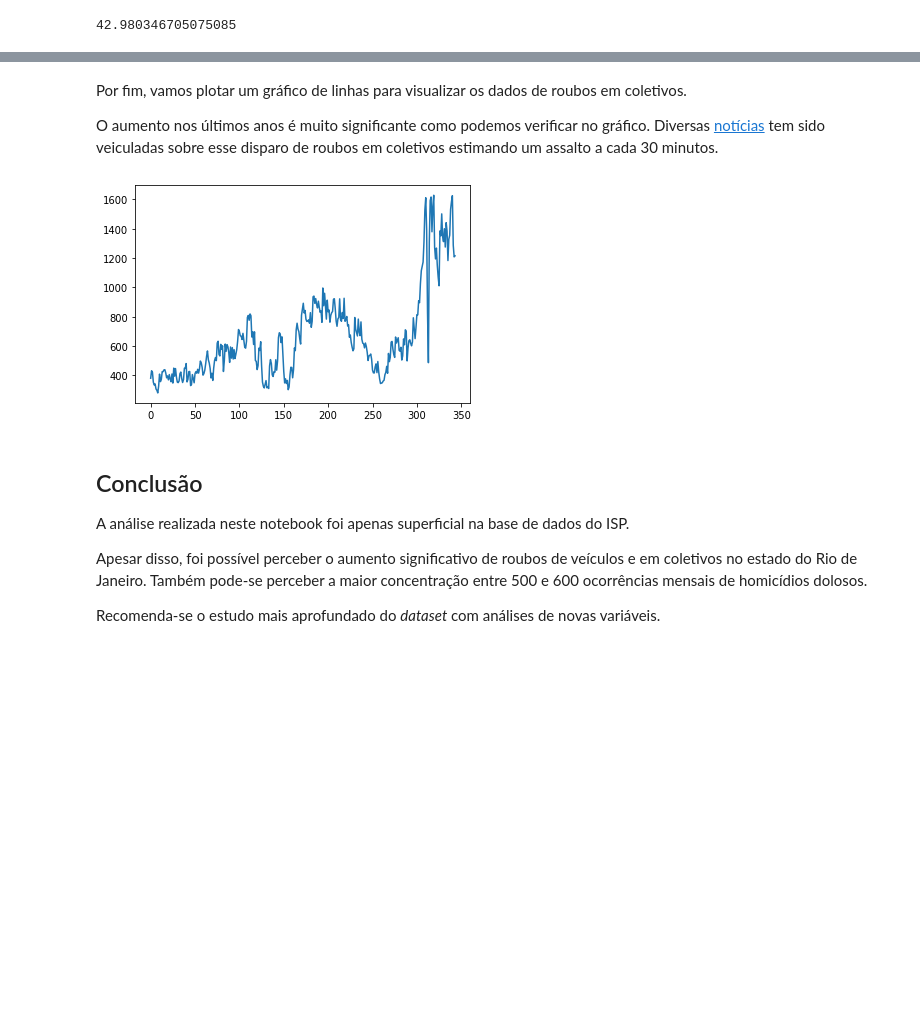
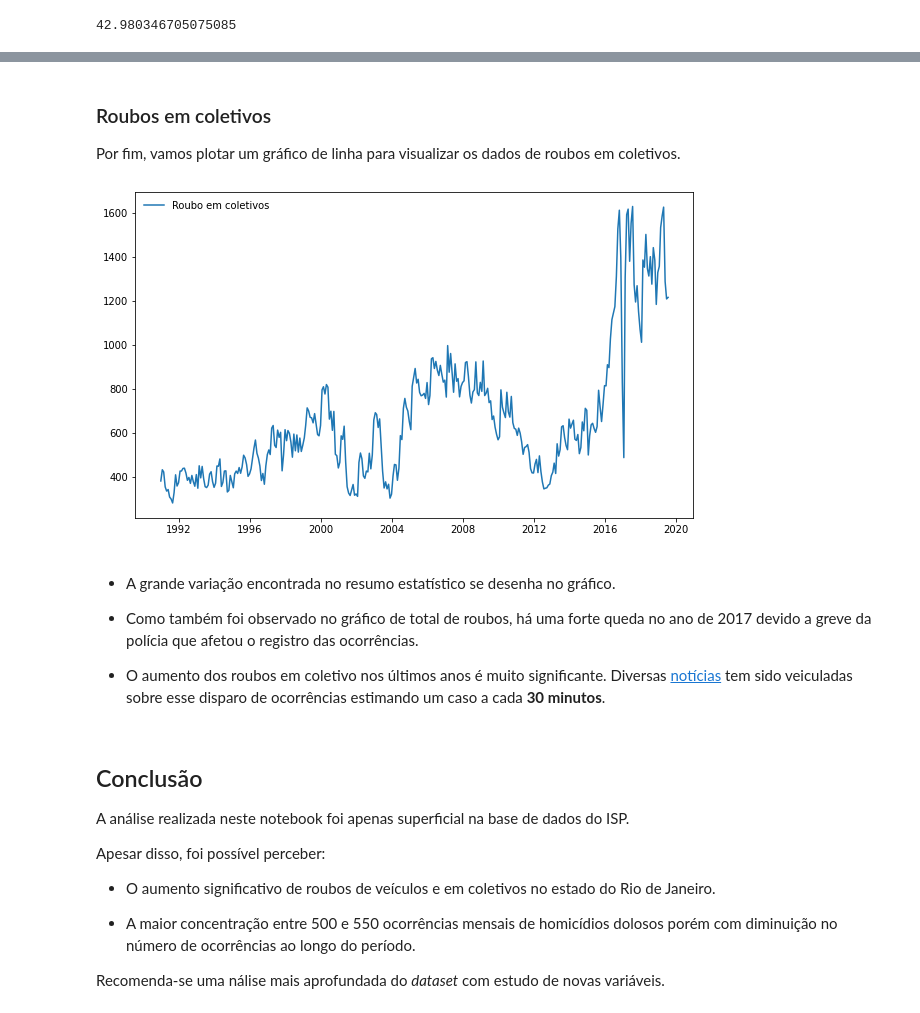
Before and after one commit to brunnadeandrade/data_science, a Jupyter notebook: Analisando_a_Violência_no_Rio_de_Janeiro.ipynb, the cells around one changed output, grey strips where cells are left out. Cells and saved outputs as stored; diff of their text form; code cells hidden in the pictures; blank space fills up the shorter version.

```diff
--- a/Analisando_a_Violência_no_Rio_de_Janeiro.ipynb
+++ b/Analisando_a_Violência_no_Rio_de_Janeiro.ipynb
@@ -207,17 +435,30 @@ df.hom_doloso.hist(grid=False);
+# %% [markdown]
+### Roubos em coletivos
+
+Por fim, vamos plotar um gráfico de linha para visualizar os dados de roubos em coletivos.
+# %%
+# plotar gráfico de linhas para roubos em coletivos
+fig, ax = plt.subplots(figsize=(10,6))
+ax.plot(df['data'], df['roubo_em_coletivo'], label='Roubo em coletivos');
+plt.legend(frameon=False);
+plt.show();
+# %% [output]
+[figure, added]
 # %% [markdown]
-Por fim, vamos plotar um gráfico de linhas para visualizar os dados de roubos em coletivos.
+* A grande variação encontrada no resumo estatístico se desenha no gráfico.
 
-O aumento nos últimos anos é muito significante como podemos verificar no gráfico. Diversas [notícias](https://veja.abril.com.br/brasil/em-seis-meses-rio-de-janeiro-registrou-48-roubos-em-onibus-por-dia/) tem sido veiculadas sobre esse disparo de roubos em coletivos estimando um assalto a cada 30 minutos.
+* Como também foi observado no gráfico de total de roubos, há uma forte queda no ano de 2017 devido a greve da polícia que afetou o registro das ocorrências.
+
+* O aumento dos roubos em coletivo nos últimos anos é muito significante. Diversas [notícias](https://veja.abril.com.br/brasil/em-seis-meses-rio-de-janeiro-registrou-48-roubos-em-onibus-por-dia/) tem sido veiculadas sobre esse disparo de ocorrências estimando um caso a cada **30 minutos**.
-# %%
-# plotar gráfico de linhas para roubos em coletivos
-df.roubo_em_coletivo.plot();
-# %% [output]
-[figure, removed]
 # %% [markdown]
 ## Conclusão
 
 A análise realizada neste notebook foi apenas superficial na base de dados do ISP.
 
-Apesar disso, foi possível perceber o aumento significativo de roubos de veículos e em coletivos no estado do Rio de Janeiro. Também pode-se perceber a maior concentração entre 500 e 600 ocorrências mensais de homicídios dolosos.
+Apesar disso, foi possível perceber:
 
-Recomenda-se o estudo mais aprofundado do *dataset* com análises de novas variáveis.
+* O aumento significativo de roubos de veículos e em coletivos no estado do Rio de Janeiro.
+
+* A maior concentração entre 500 e 550 ocorrências mensais de homicídios dolosos porém com diminuição no número de ocorrências ao longo do período.
+
+Recomenda-se uma nálise mais aprofundada do *dataset* com estudo de novas variáveis.
```
Also changed, not shown: parts of 46 cells of this notebook.
